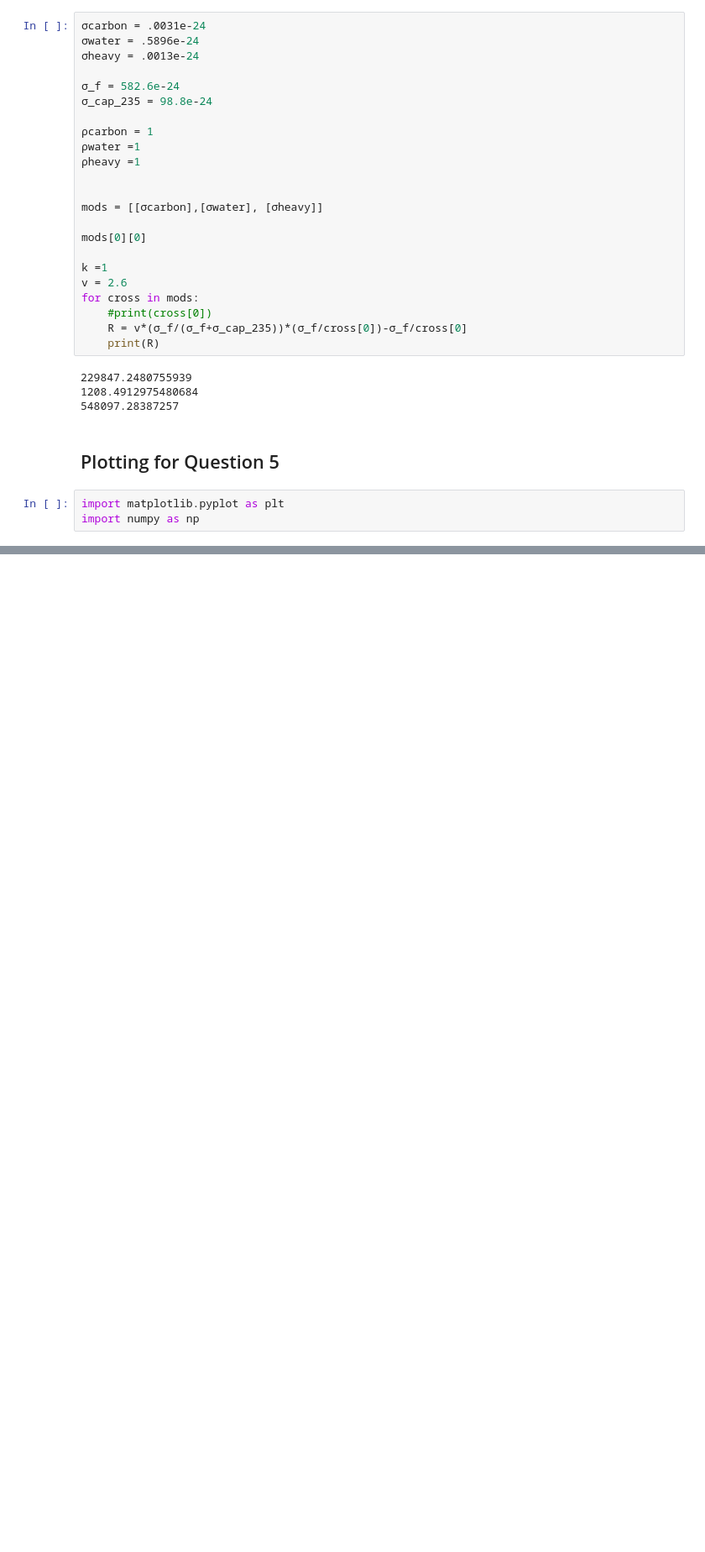
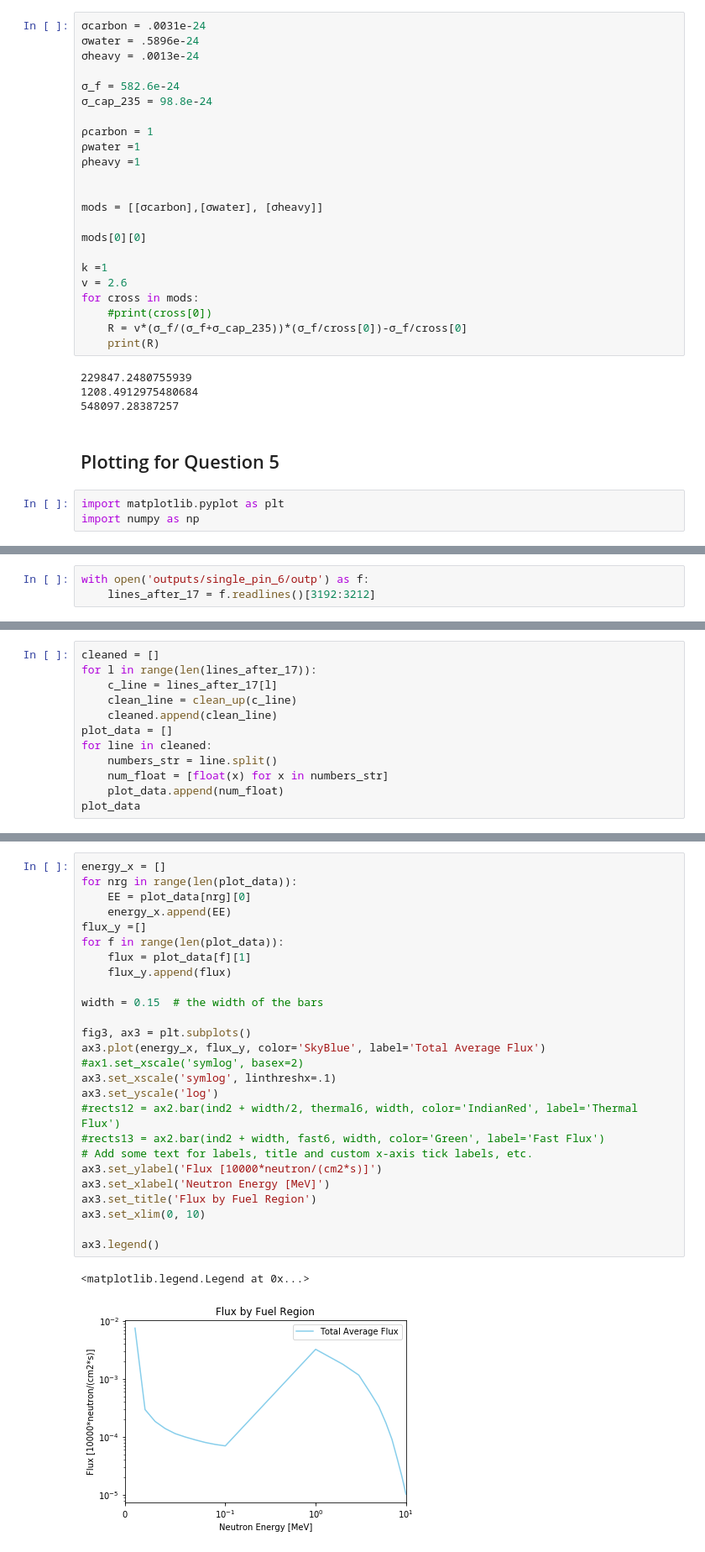
Before and after one commit to wjvanderlip/NE150_homework, a Jupyter notebook: 4HW/hw4_150.ipynb, the cells around one changed output, grey strips where cells are left out. Shown at 84% size. Drawn from its saved outputs; the diff is of its cells as text; blank space fills up the shorter version.

Commit message:
almost complete, need to rerun energy bins on 6

```diff
--- a/4HW/hw4_150.ipynb
+++ b/4HW/hw4_150.ipynb
@@ -49,0 +77,3 @@ plt.show()
+# %%
+with open('outputs/single_pin_6/outp') as f:
+    lines_after_17 = f.readlines()[3192:3212]
@@ -49,0 +94,12 @@ plt.show()
+# %%
+cleaned = []
+for l in range(len(lines_after_17)):
+    c_line = lines_after_17[l]
+    clean_line = clean_up(c_line)
+    cleaned.append(clean_line)
+plot_data = []
+for line in cleaned:
+    numbers_str = line.split()
+    num_float = [float(x) for x in numbers_str]
+    plot_data.append(num_float)
+plot_data
@@ -49,0 +127,29 @@ plt.show()
+# %%
+energy_x = []
+for nrg in range(len(plot_data)):
+    EE = plot_data[nrg][0]
+    energy_x.append(EE)
+flux_y =[]
+for f in range(len(plot_data)):
+    flux = plot_data[f][1]
+    flux_y.append(flux)
+
+width = 0.15  # the width of the bars
+
+fig3, ax3 = plt.subplots()
+ax3.plot(energy_x, flux_y, color='SkyBlue', label='Total Average Flux')
+#ax1.set_xscale('symlog', basex=2)
+ax3.set_xscale('symlog', linthreshx=.1)
+ax3.set_yscale('log')
+#rects12 = ax2.bar(ind2 + width/2, thermal6, width, color='IndianRed', label='Thermal Flux')
+#rects13 = ax2.bar(ind2 + width, fast6, width, color='Green', label='Fast Flux')
+# Add some text for labels, title and custom x-axis tick labels, etc.
+ax3.set_ylabel('Flux [10000*neutron/(cm2*s)]')
+ax3.set_xlabel('Neutron Energy [MeV]')
+ax3.set_title('Flux by Fuel Region')
+ax3.set_xlim(0, 10)
+
+ax3.legend()
+# %% [output]
+<matplotlib.legend.Legend at 0x...>
+[figure, added]
```
Also changed, not shown: parts of 7 cells of this notebook, 3 other files.
